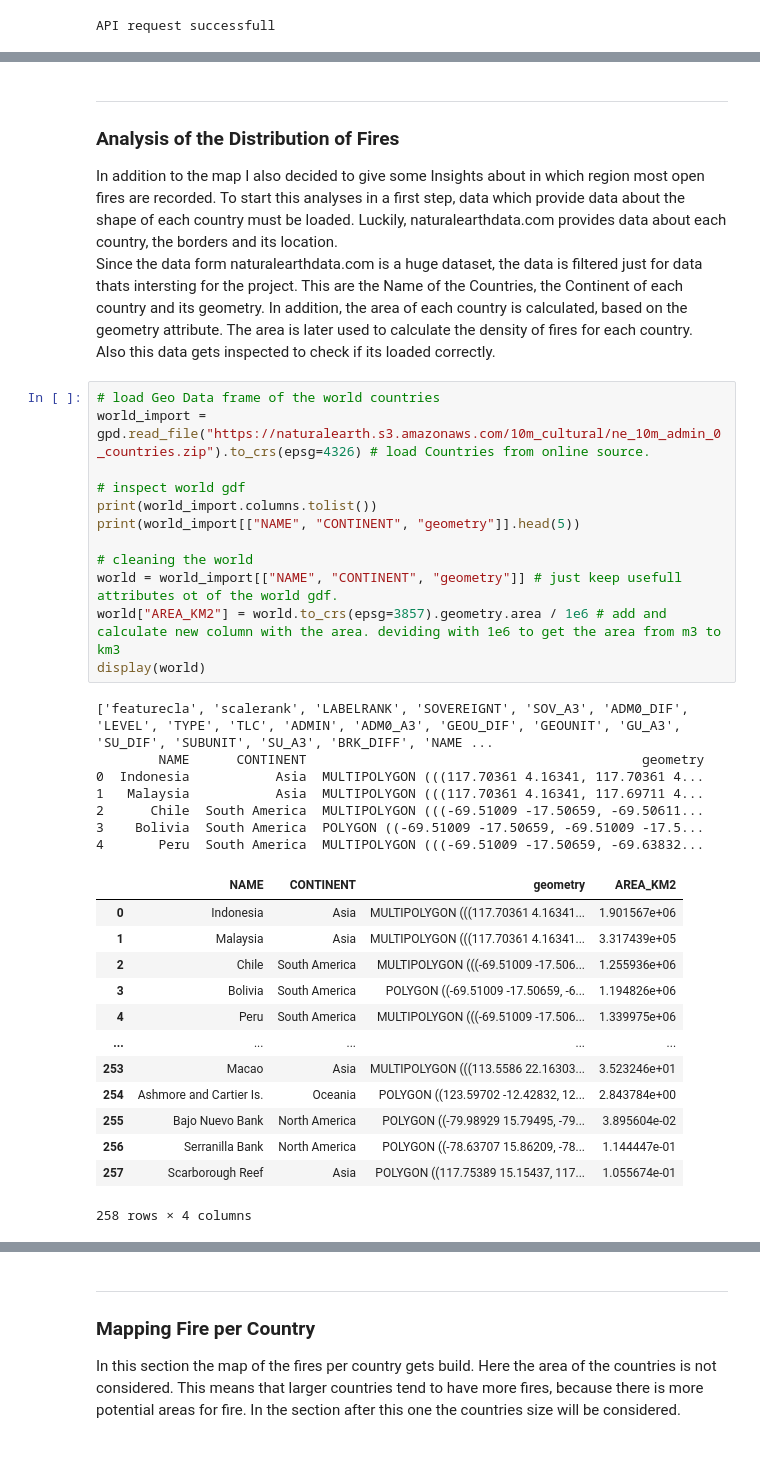
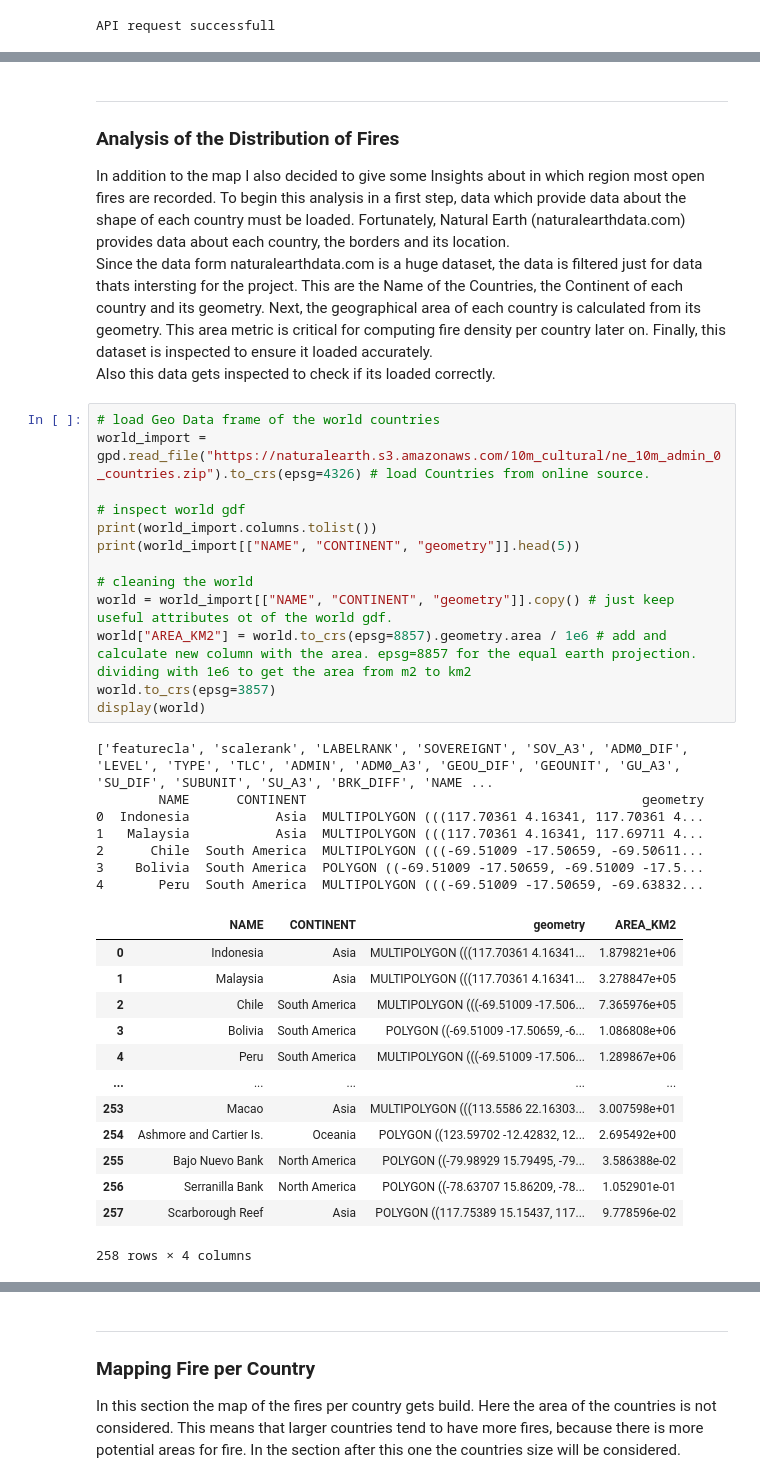
Before and after one commit to LilSheesh7/SDS210_project, a Jupyter notebook: notebooks/fire_mapping.ipynb, the cells around one changed output, grey strips where cells are left out. Saved outputs shown, nothing was run; the diff lists cells and outputs as text; blank space fills up the shorter version.

```diff
--- a/notebooks/fire_mapping.ipynb
+++ b/notebooks/fire_mapping.ipynb
@@ -240,41 +244,42 @@ Map saved to ../outputs/fire_map.html
 # %% [markdown]
 ---
 ### Analysis of the Distribution of Fires
-In addition to the map I also decided to give some Insights about in which region most open fires are recorded. To start this analyses in a first step, data which provide data about the shape of each country must be loaded. Luckily, naturalearthdata.com provides data about each country, the borders and its location.
-Since the data form naturalearthdata.com is a huge dataset, the data is filtered just for data thats intersting for the project. This are the Name of the Countries, the Continent of each country and its geometry. In addition, the area of each country is calculated, based on the geometry attribute. The area is later used to calculate the density of fires for each country.
+In addition to the map I also decided to give some Insights about in which region most open fires are recorded. To begin this analysis in a first step, data which provide data about the shape of each country must be loaded. Fortunately, Natural Earth (naturalearthdata.com) provides data about each country, the borders and its location.
+Since the data form naturalearthdata.com is a huge dataset, the data is filtered just for data thats intersting for the project. This are the Name of the Countries, the Continent of each country and its geometry. Next, the geographical area of each country is calculated from its geometry. This area metric is critical for computing fire density per country later on. Finally, this dataset is inspected to ensure it loaded accurately.
 Also this data gets inspected to check if its loaded correctly.
 # %%
 # load Geo Data frame of the world countries
 world_import = gpd.read_file("https://naturalearth.s3.amazonaws.com/10m_cultural/ne_10m_admin_0_countries.zip").to_crs(epsg=4326) # load Countries from online source.
 
 # inspect world gdf
 print(world_import.columns.tolist())
 print(world_import[["NAME", "CONTINENT", "geometry"]].head(5))
 
 # cleaning the world
-world = world_import[["NAME", "CONTINENT", "geometry"]] # just keep usefull attributes ot of the world gdf.
-world["AREA_KM2"] = world.to_crs(epsg=3857).geometry.area / 1e6 # add and calculate new column with the area. deviding with 1e6 to get the area from m3 to km3
+world = world_import[["NAME", "CONTINENT", "geometry"]].copy() # just keep useful attributes ot of the world gdf.
+world["AREA_KM2"] = world.to_crs(epsg=8857).geometry.area / 1e6 # add and calculate new column with the area. epsg=8857 for the equal earth projection. dividing with 1e6 to get the area from m2 to km2
+world.to_crs(epsg=3857)
 display(world)
 # %% [output]
 ['featurecla', 'scalerank', 'LABELRANK', 'SOVEREIGNT', 'SOV_A3', 'ADM0_DIF', 'LEVEL', 'TYPE', 'TLC', 'ADMIN', 'ADM0_A3', 'GEOU_DIF', 'GEOUNIT', 'GU_A3', 'SU_DIF', 'SUBUNIT', 'SU_A3', 'BRK_DIFF', 'NAME ...
         NAME      CONTINENT                                           geometry
 0  Indonesia           Asia  MULTIPOLYGON (((117.70361 4.16341, 117.70361 4...
 1   Malaysia           Asia  MULTIPOLYGON (((117.70361 4.16341, 117.69711 4...
 2      Chile  South America  MULTIPOLYGON (((-69.51009 -17.50659, -69.50611...
 3    Bolivia  South America  POLYGON ((-69.51009 -17.50659, -69.51009 -17.5...
 4       Peru  South America  MULTIPOLYGON (((-69.51009 -17.50659, -69.63832...
 |  | NAME | CONTINENT | geometry | AREA_KM2 |
-| 0 | Indonesia | Asia | MULTIPOLYGON (((117.70361 4.16341... | 1.901567e+06 |
-| 1 | Malaysia | Asia | MULTIPOLYGON (((117.70361 4.16341... | 3.317439e+05 |
-| 2 | Chile | South America | MULTIPOLYGON (((-69.51009 -17.506... | 1.255936e+06 |
-| 3 | Bolivia | South America | POLYGON ((-69.51009 -17.50659, -6... | 1.194826e+06 |
-| 4 | Peru | South America | MULTIPOLYGON (((-69.51009 -17.506... | 1.339975e+06 |
+| 0 | Indonesia | Asia | MULTIPOLYGON (((117.70361 4.16341... | 1.879821e+06 |
+| 1 | Malaysia | Asia | MULTIPOLYGON (((117.70361 4.16341... | 3.278847e+05 |
+| 2 | Chile | South America | MULTIPOLYGON (((-69.51009 -17.506... | 7.365976e+05 |
+| 3 | Bolivia | South America | POLYGON ((-69.51009 -17.50659, -6... | 1.086808e+06 |
+| 4 | Peru | South America | MULTIPOLYGON (((-69.51009 -17.506... | 1.289867e+06 |
 | ... | ... | ... | ... | ... |
-| 253 | Macao | Asia | MULTIPOLYGON (((113.5586 22.16303... | 3.523246e+01 |
-| 254 | Ashmore and Cartier Is. | Oceania | POLYGON ((123.59702 -12.42832, 12... | 2.843784e+00 |
-| 255 | Bajo Nuevo Bank | North America | POLYGON ((-79.98929 15.79495, -79... | 3.895604e-02 |
-| 256 | Serranilla Bank | North America | POLYGON ((-78.63707 15.86209, -78... | 1.144447e-01 |
-| 257 | Scarborough Reef | Asia | POLYGON ((117.75389 15.15437, 117... | 1.055674e-01 |
+| 253 | Macao | Asia | MULTIPOLYGON (((113.5586 22.16303... | 3.007598e+01 |
+| 254 | Ashmore and Cartier Is. | Oceania | POLYGON ((123.59702 -12.42832, 12... | 2.695492e+00 |
+| 255 | Bajo Nuevo Bank | North America | POLYGON ((-79.98929 15.79495, -79... | 3.586388e-02 |
+| 256 | Serranilla Bank | North America | POLYGON ((-78.63707 15.86209, -78... | 1.052901e-01 |
+| 257 | Scarborough Reef | Asia | POLYGON ((117.75389 15.15437, 117... | 9.778596e-02 |
 258 rows × 4 columns
 # %% [markdown]
 After the succesful import of the countries poroperties, to each fire a the country of its occurence gets assigned. In this step some fires might get lost. This is due to some fires occure/are recorded in on non territorials areas such like on the ocean or in the Arctic.
```
Also changed, not shown: parts of 18 cells of this notebook.
